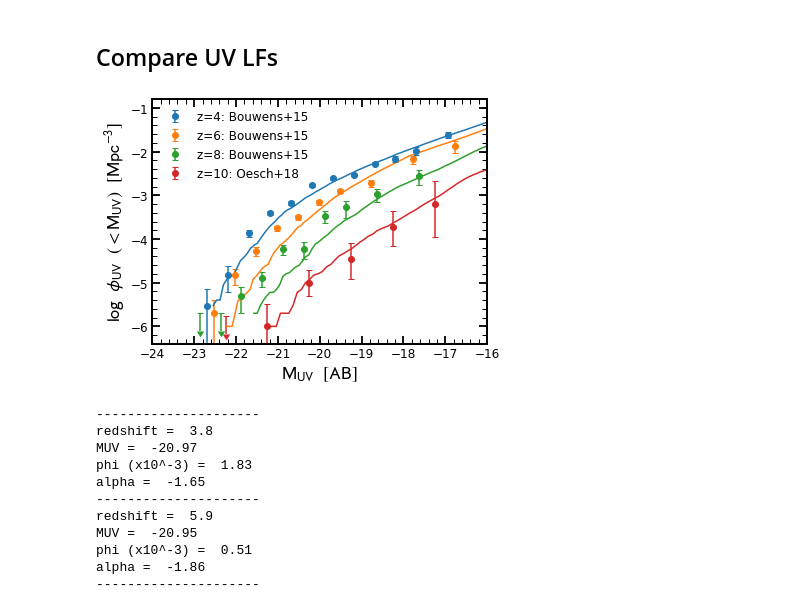
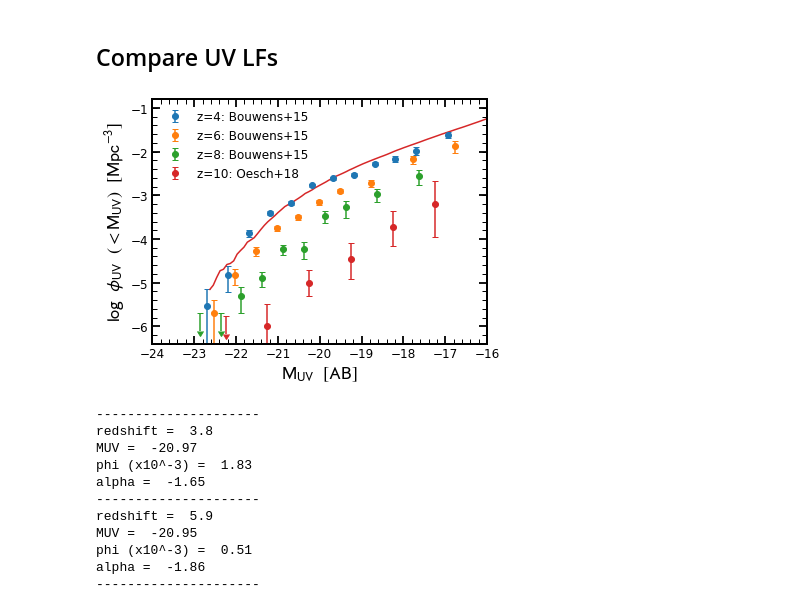
Before and after one commit to stacchella/halo_model, a Jupyter notebook: scripts/Comparison_UV_Observables.ipynb, the cells around one changed output. Cells and saved outputs as stored; diff of their text form; code cells hidden in the pictures.

Commit message:
updated redshift

```diff
--- a/scripts/Comparison_UV_Observables.ipynb
+++ b/scripts/Comparison_UV_Observables.ipynb
@@ -41,18 +43,24 @@ scp stacchella@odyssey.rc.fas.harvard.edu://n/eisenstein_lab/Users/stacchella/ha
 # %%
 # define functions
 
-def compute_LF(mag_list, volume_box, cumulative=False, add_dust=False, redshift_in=None):
+def compute_LF(SP_file_name, volume_box, cumulative=False, add_dust=False, redshift_in=None, completeness_correction=False):
     '''
     input:
       prop_list:    list of luminosities or masses
       prop_bins:    bins in which number density gets calculated
       volume_box:   box size for normalisation
     '''
+    cat_SP = h5py.File(SP_file_name, 'r')
+    mag_list = -48.6-2.5*np.log10(cat_SP['luminosities/luminosity_0'][:, 2]/(4*np.pi*(3.086e+19)**2))
     idx_good = np.isfinite(mag_list)
     mag_list = mag_list[idx_good]
     mag_bins = np.arange(np.max([-25.0, np.min(mag_list)]), np.min([-12.5, np.max(mag_list)]), 0.1)
     mag_bins_center = mag_bins[:-1] + 0.5*np.diff(mag_bins)
-    hist, bin_edges = np.histogram(mag_list, bins=mag_bins)
+    if completeness_correction:
+        weights = 10**completeness.get_completeness_correction(np.log10(cat_SP['DM/DM_M'][:][idx_good]), redshift_in)
+    else:
+        weights = None
+    hist, bin_edges = np.histogram(mag_list, bins=mag_bins, weights=weights)
     if add_dust:
         mag_bins_center_d = add_dust_attenuation(mag_bins_center, redshift_in)
     else:
@@ -295,35 +309,38 @@ mag_list = -48.6-2.5*np.log10(cat_SP['luminosities/luminosity_0'][:, 2]/(4*np.pi
 mag_bins_center, LF = compute_LF(mag_list, volume_box, cumulative=False, add_dust=True, redshift_in=4.0)
+# %%
+mag_bins_center, LF = compute_LF(path_SP_cat + 'SFH_z4_constant_with_L.hdf5', volume_box, cumulative=False, add_dust=True, redshift_in=4.0, completeness_correction=True)
 # %%
 redshift_plot = ['4', '6', '8', '10']
 color_plot = ['C0', 'C1', 'C2', 'C3']
 label_plot = ['z=4: Bouwens+15', 'z=6: Bouwens+15', 'z=8: Bouwens+15', 'z=10: Oesch+18']
 
 
 fig, ax = plt.subplots(nrows=1, ncols=1, figsize=(6, 4.5))
 
 # plot data points from stepwise determination using SWML method
 for ii in range(len(redshift_plot)):
     plot_UV_LF_observations(ax, LF_obs_dict, redshift_plot[ii], color_plot[ii], label_plot[ii])
 
 
-for ii in range(len(redshift_plot)):
-    cat_SP = h5py.File(path_SP_cat + 'SFH_z' + redshift_plot[ii] + '_constant_with_L.hdf5', 'r')
-    mag_list = -48.6-2.5*np.log10(cat_SP['luminosities/luminosity_0'][:, 2]/(4*np.pi*(3.086e+19)**2))
-    mag_bins_center, LF = compute_LF(mag_list, volume_box, cumulative=False, add_dust=True, redshift_in=float(redshift_plot[ii]))
-    ax.plot(mag_bins_center, np.log10(LF), '-', color=color_plot[ii])
+#for ii in range(len(redshift_plot)):
+#    cat_SP = h5py.File(path_SP_cat + 'SFH_z' + redshift_plot[ii] + '_constant_with_L.hdf5', 'r')
+#    mag_list = -48.6-2.5*np.log10(cat_SP['luminosities/luminosity_0'][:, 2]/(4*np.pi*(3.086e+19)**2))
+#    mag_bins_center, LF = compute_LF(mag_list, volume_box, cumulative=False, add_dust=True, redshift_in=float(redshift_plot[ii]))
+
+ax.plot(mag_bins_center, np.log10(LF), '-', color=color_plot[ii])
 
 
 ax.set_xlabel(r'$\mathrm{M}_{\rm UV}\/\/\/\/[\mathrm{AB}]$', fontsize=18)
 ax.set_ylabel(r'$\log\/\/\/\/\phi_{\rm UV}\/\/\/\/(<\mathrm{M}_{\rm UV})\/\/\/\/[\mathrm{Mpc}^{-3}]$', fontsize=18)
 
 ax.set_xlim([-24, -16])
 ax.set_ylim([-6.4, -0.8])
 
 plt.legend(frameon=False, fontsize=12)
 plt.savefig(path_figures + 'UV_LF_test_2.pdf', bbox_inches='tight')
 plt.show()
 # %% [output]
-[figure, old version]
+[figure, new version]
 # %%
 # get observed UV LF from Bouwens et al 2015
 
```
Also changed, not shown: parts of 3 cells of this notebook, 4 other files.
